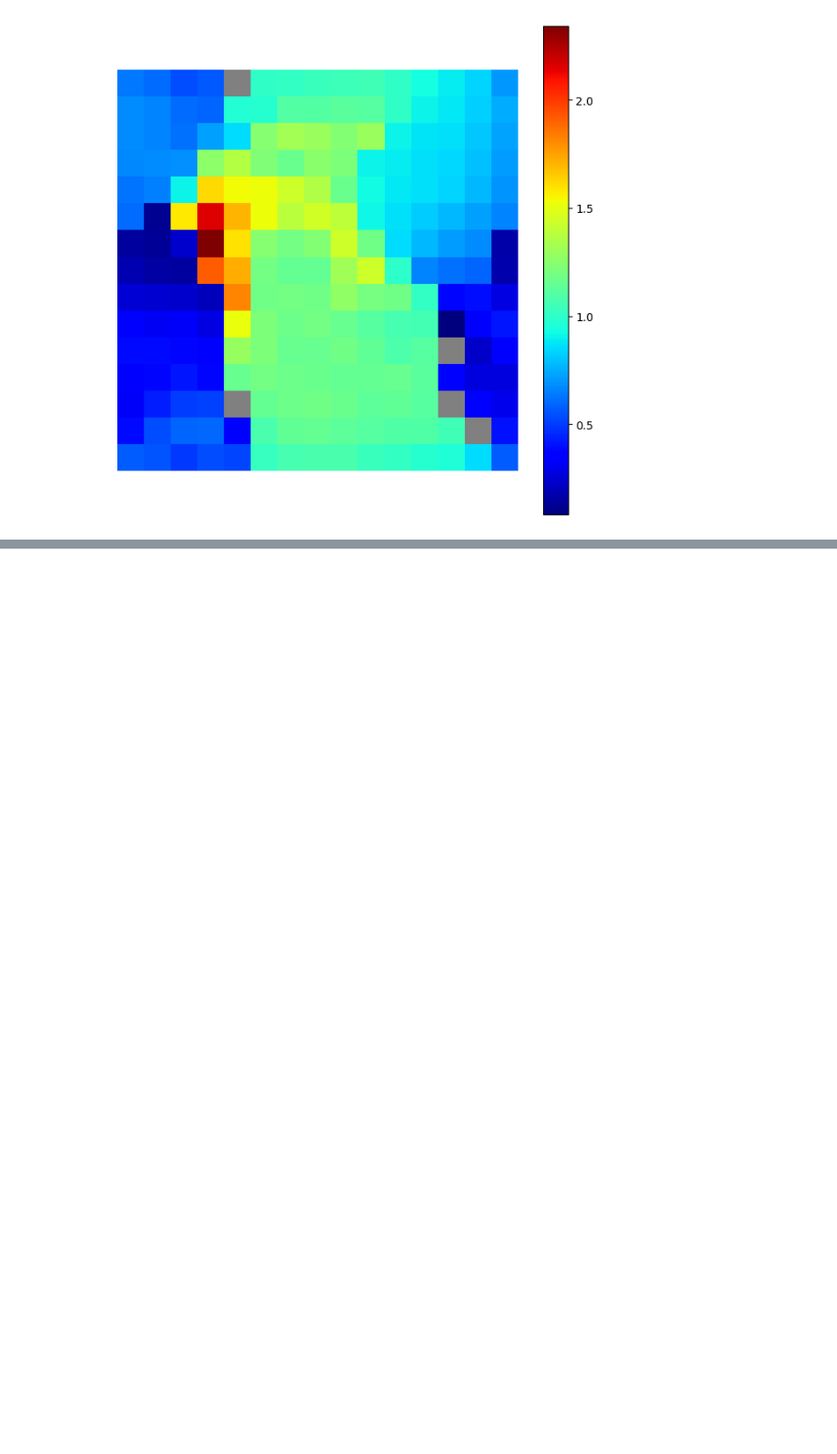
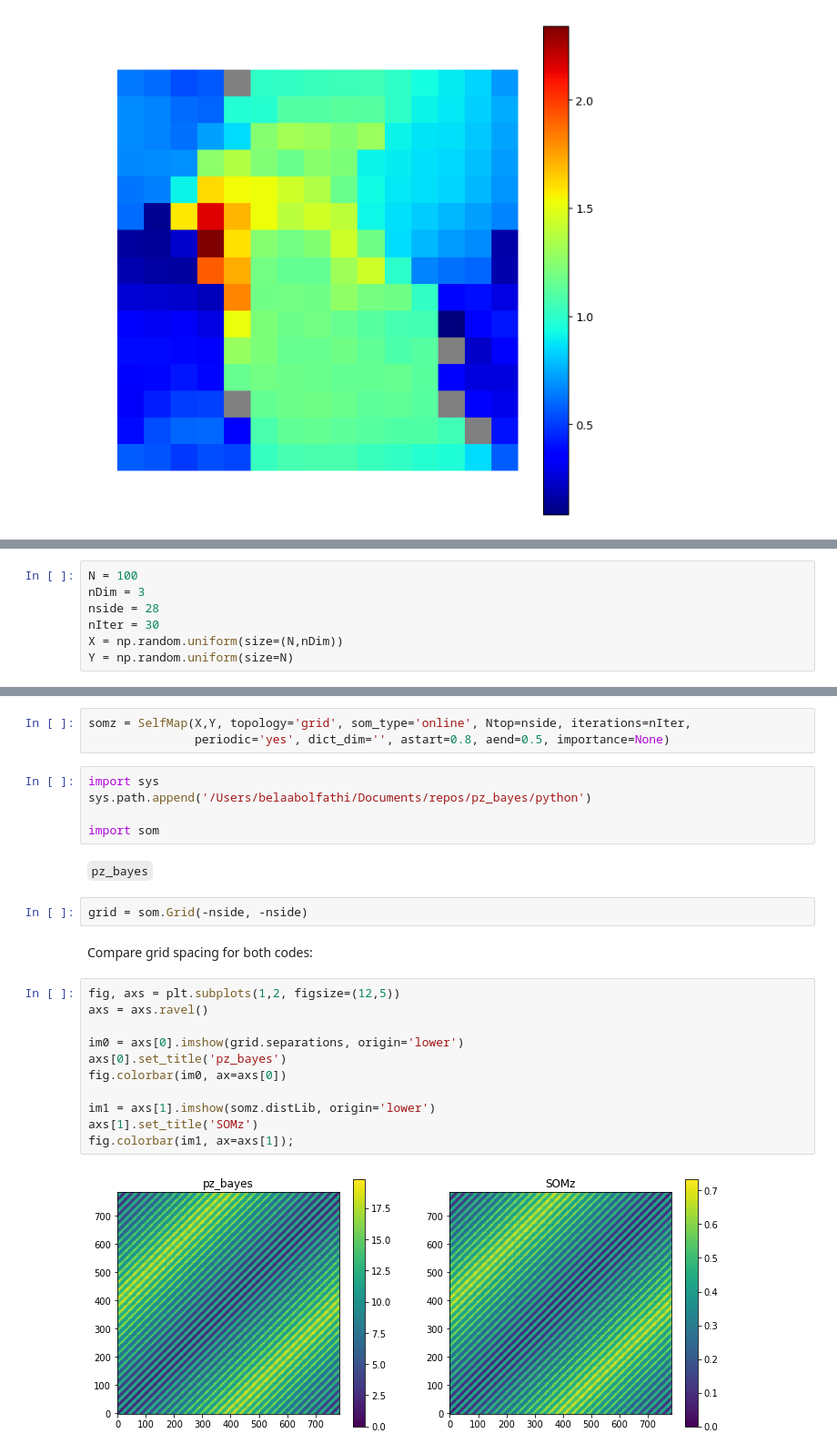
Before and after one commit to LSSTDESC/pz_bayes, a Jupyter notebook: notebooks/SOMZ Playground.ipynb, the cells around one changed output, grey strips where cells are left out. Shown at 91% size. Cells and saved outputs as stored; diff of their text form; blank space fills up the shorter version.

```diff
--- a/notebooks/SOMZ Playground.ipynb
+++ b/notebooks/SOMZ Playground.ipynb
@@ -578,0 +581,7 @@ M.plot_map()
+# %%
+N = 100
+nDim = 3
+nside = 28
+nIter = 30
+X = np.random.uniform(size=(N,nDim))
+Y = np.random.uniform(size=N)
@@ -578,0 +590,27 @@ M.plot_map()
+# %%
+somz = SelfMap(X,Y, topology='grid', som_type='online', Ntop=nside, iterations=nIter,
+               periodic='yes', dict_dim='', astart=0.8, aend=0.5, importance=None)
+# %%
+import sys
+sys.path.append('/Users/belaabolfathi/Documents/repos/pz_bayes/python')
+
+import som
+# %% [markdown]
+`pz_bayes`
+# %%
+grid = som.Grid(-nside, -nside)
+# %% [markdown]
+Compare grid spacing for both codes:
+# %%
+fig, axs = plt.subplots(1,2, figsize=(12,5))
+axs = axs.ravel()
+
+im0 = axs[0].imshow(grid.separations, origin='lower')
+axs[0].set_title('pz_bayes')
+fig.colorbar(im0, ax=axs[0])
+
+im1 = axs[1].imshow(somz.distLib, origin='lower')
+axs[1].set_title('SOMz')
+fig.colorbar(im1, ax=axs[1]);
+# %% [output]
+[figure, added]
```
Also changed, not shown: parts of 36 cells of this notebook.
